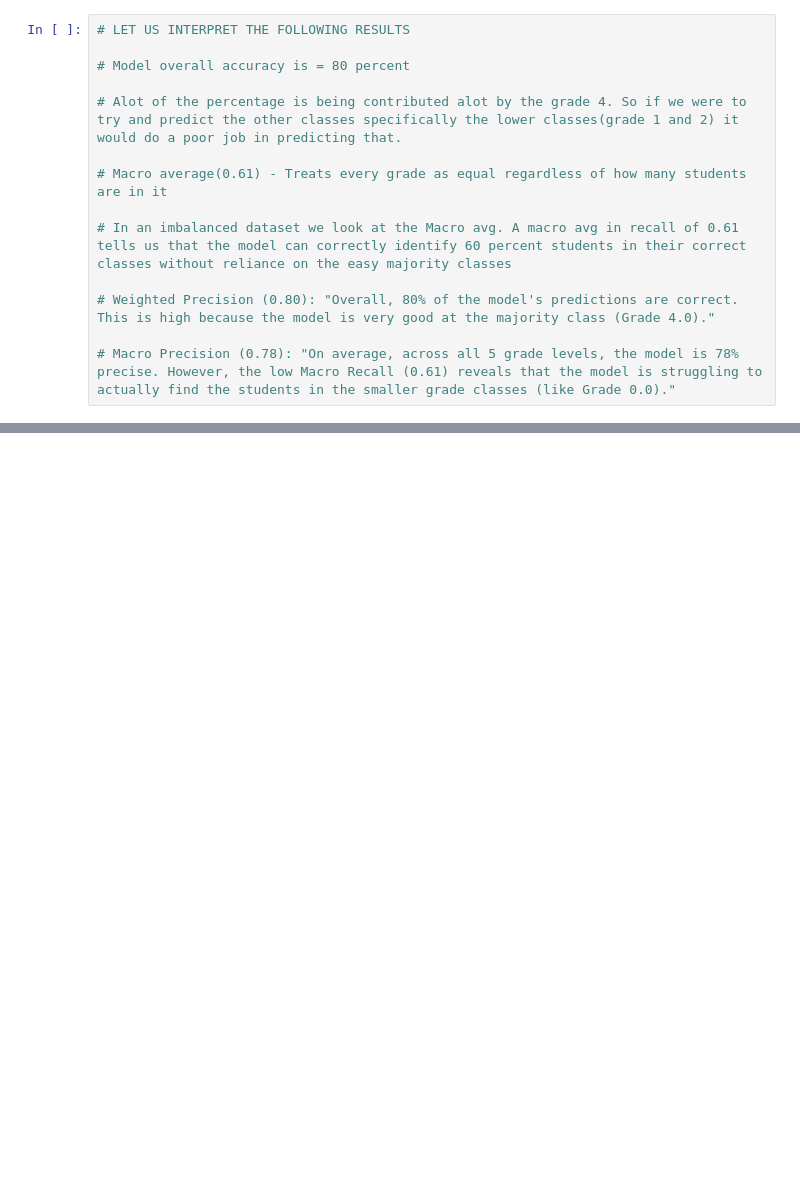
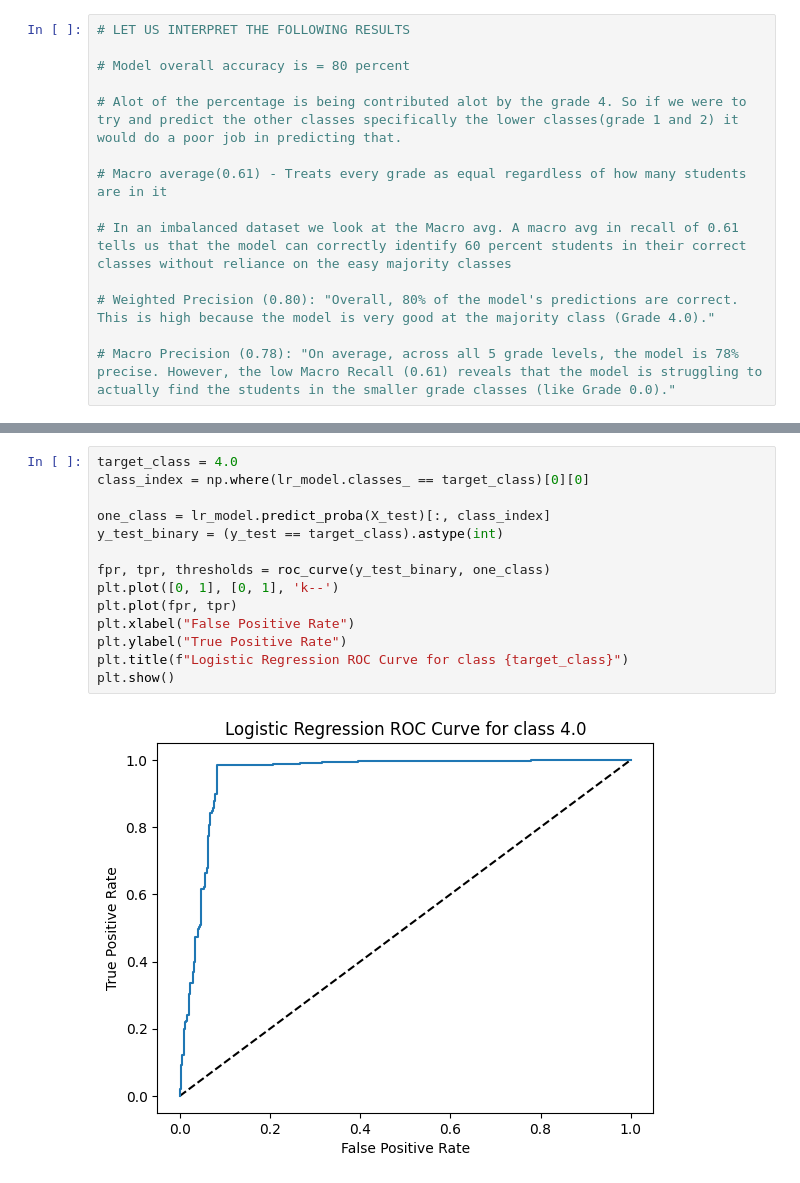
Before and after one commit to yfwjay/student-performance-ml, a Jupyter notebook: notebooks/supervised_classification.ipynb, the cells around one changed output, grey strips where cells are left out. Cells and saved outputs as stored; diff of their text form; blank space fills up the shorter version.

```diff
--- a/notebooks/supervised_classification.ipynb
+++ b/notebooks/supervised_classification.ipynb
@@ -328,0 +415,16 @@ weighted avg       0.80      0.80      0.78       718
+# %%
+target_class = 4.0
+class_index = np.where(lr_model.classes_ == target_class)[0][0]
+
+one_class = lr_model.predict_proba(X_test)[:, class_index]
+y_test_binary = (y_test == target_class).astype(int)
+
+fpr, tpr, thresholds = roc_curve(y_test_binary, one_class)
+plt.plot([0, 1], [0, 1], 'k--')
+plt.plot(fpr, tpr)
+plt.xlabel("False Positive Rate")
+plt.ylabel("True Positive Rate")
+plt.title(f"Logistic Regression ROC Curve for class {target_class}")
+plt.show()
+# %% [output]
+[figure, added]
```
Also changed, not shown: parts of 3 cells of this notebook.
